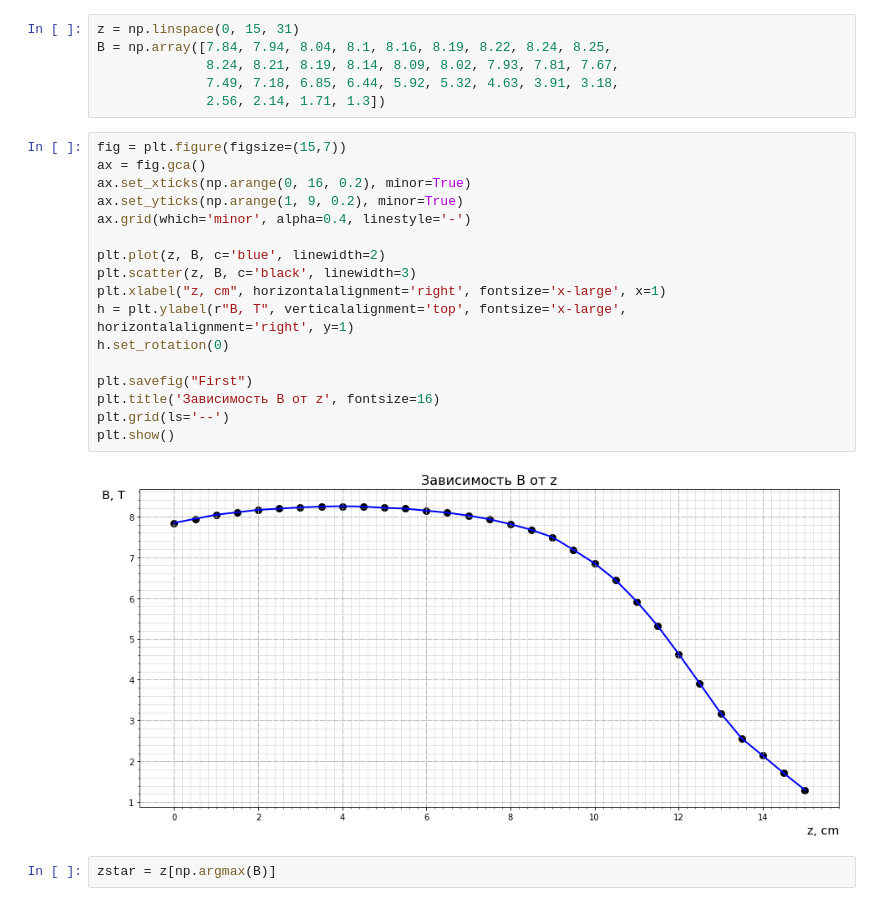
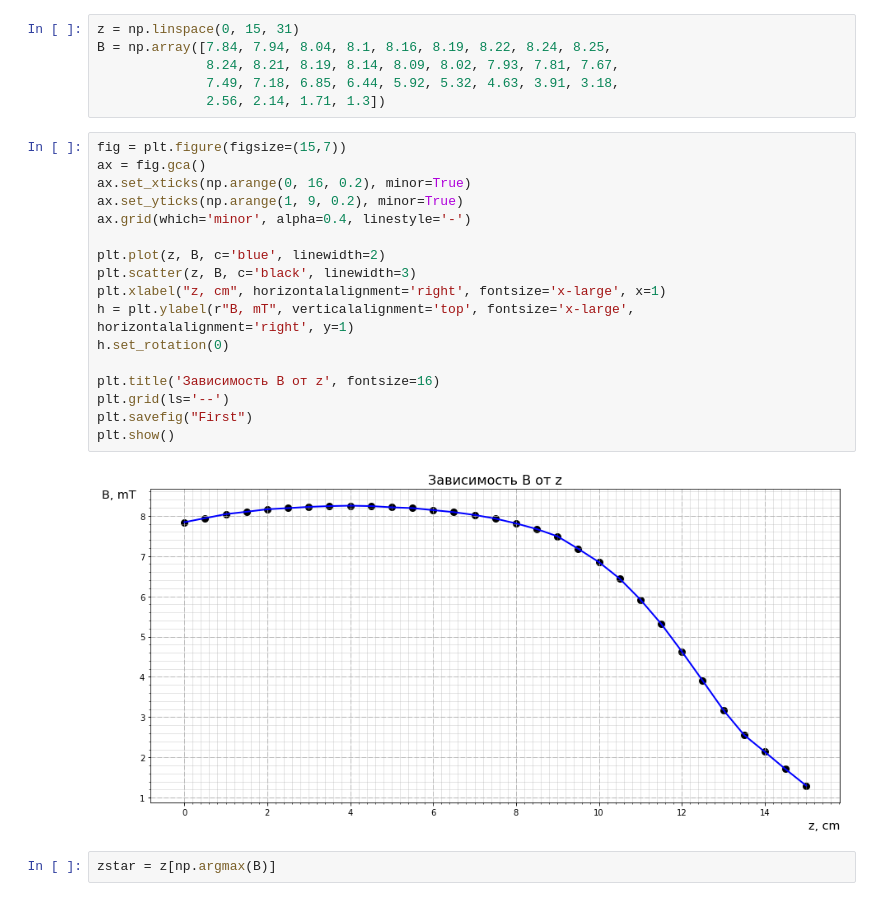
Before and after one commit to svinkapeppa/5-term, a Jupyter notebook: physics/1.2.ipynb, the cells around one changed output. Drawn from its saved outputs; the diff is of its cells as text.

Commit message:
add some plots

```diff
--- a/physics/1.2.ipynb
+++ b/physics/1.2.ipynb
@@ -18,22 +18,22 @@ B = np.array([7.84, 7.94, 8.04, 8.1, 8.16, 8.19, 8.22, 8.24, 8.25,
 # %%
 fig = plt.figure(figsize=(15,7))
 ax = fig.gca()
 ax.set_xticks(np.arange(0, 16, 0.2), minor=True)
 ax.set_yticks(np.arange(1, 9, 0.2), minor=True)
 ax.grid(which='minor', alpha=0.4, linestyle='-')
 
 plt.plot(z, B, c='blue', linewidth=2)
 plt.scatter(z, B, c='black', linewidth=3)
 plt.xlabel("z, cm", horizontalalignment='right', fontsize='x-large', x=1)
-h = plt.ylabel(r"B, T", verticalalignment='top', fontsize='x-large', horizontalalignment='right', y=1)
+h = plt.ylabel(r"B, mT", verticalalignment='top', fontsize='x-large', horizontalalignment='right', y=1)
 h.set_rotation(0)
 
-plt.savefig("First")
 plt.title('Зависимость B от z', fontsize=16)
 plt.grid(ls='--')
+plt.savefig("First")
 plt.show()
 # %% [output]
-[figure, old version]
+[figure, new version]
 # %%
 zstar = z[np.argmax(B)]
 # %%
```
Also changed, not shown: parts of 4 cells of this notebook.
